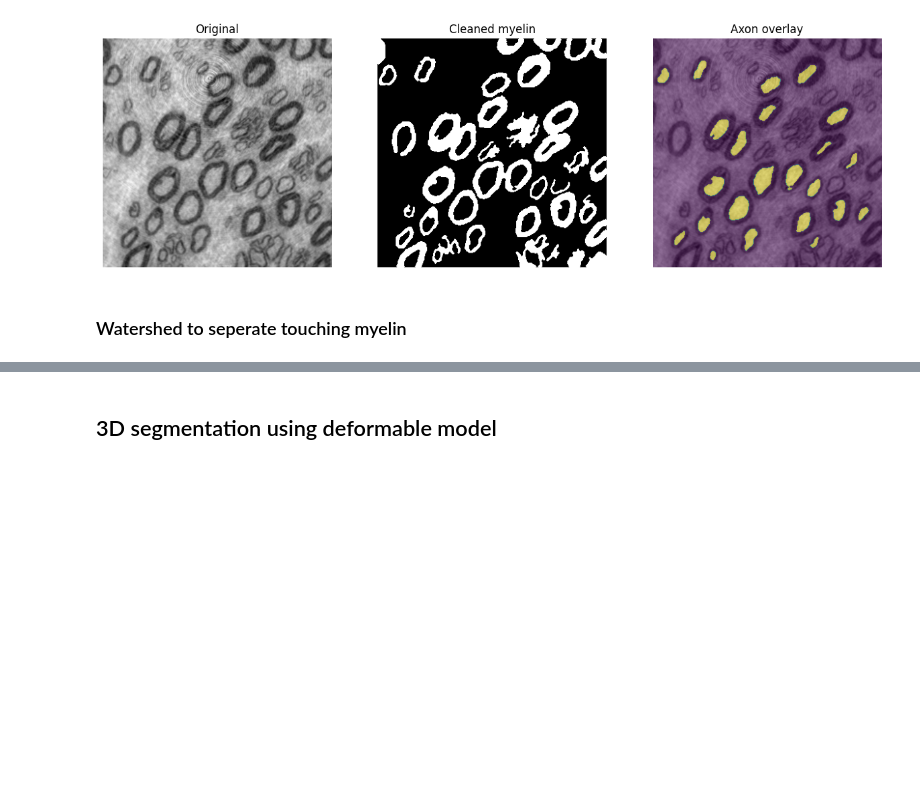
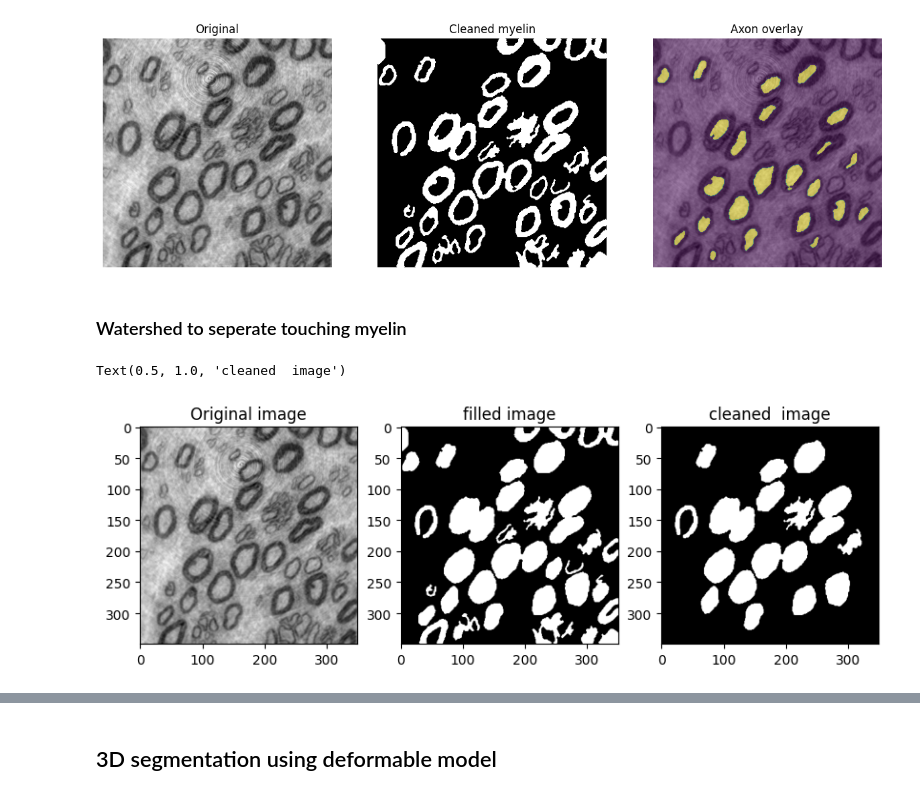
Before and after one commit to ExtraUnity/NerveSegmentation, a Jupyter notebook: Notebooks/Segmentation.ipynb, the cells around one changed output, grey strips where cells are left out. Saved outputs shown, nothing was run; the diff lists cells and outputs as text; code cells hidden in the pictures; blank space fills up the shorter version.

```diff
--- a/Notebooks/Segmentation.ipynb
+++ b/Notebooks/Segmentation.ipynb
@@ -166,6 +166,28 @@ plt.show()
 [figure]
 # %% [markdown]
 ### Watershed to seperate touching myelin
+# %%
+from scipy import ndimage
+from skimage import measure, morphology, segmentation
+import numpy as np
+
+# 2. Remove small objects (blobs smaller than 500 pixels)
+# morphology.remove_small_objects requires a boolean array
+border_cleared = segmentation.clear_border(filled)
+cleaned = morphology.remove_small_objects(border_cleared.astype(bool), min_size=700)
+
+
+# cleaned is now your filtered binary mask
+fig,ax = plt.subplots(1,3, figsize = (10,15))
+ax[0].imshow(img[0,:,:], cmap='gray')
+ax[0].set_title("Original image")
+ax[1].imshow(filled,cmap='gray')
+ax[1].set_title("filled image")
+ax[2].imshow(cleaned,cmap='gray')
+ax[2].set_title("cleaned  image")
+# %% [output]
+Text(0.5, 1.0, 'cleaned  image')
+[figure, added]
 # %%
 import numpy as np
 import matplotlib.pyplot as plt
```
Also changed, not shown: parts of 4 cells of this notebook.
